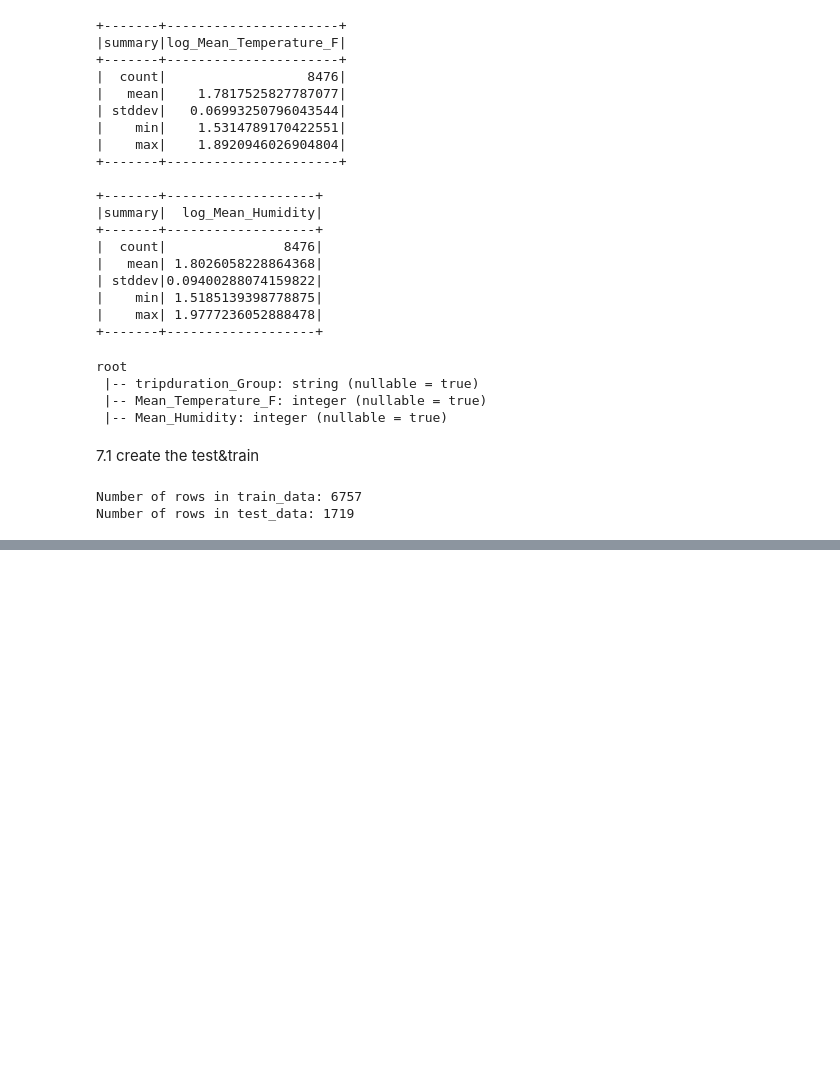
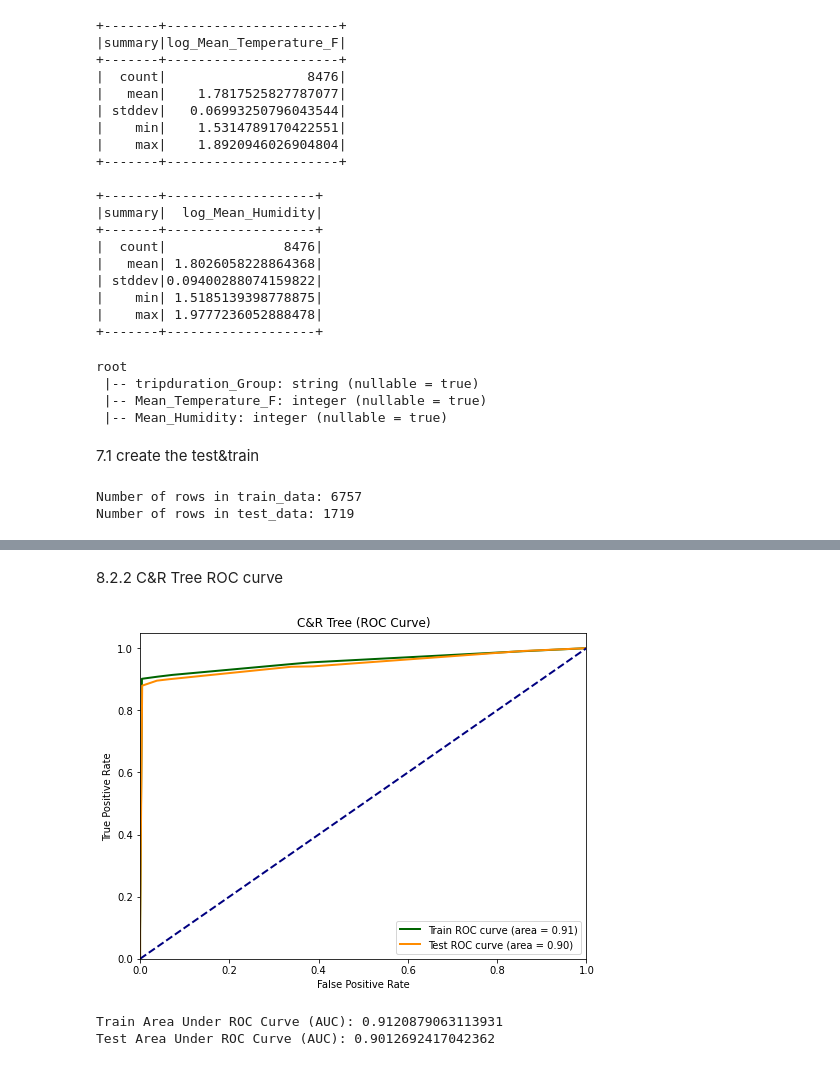
Before and after one commit to XuechenSun/Iteration-4, a Jupyter notebook: BDAS.ipynb, the cells around one changed output, grey strips where cells are left out. Saved outputs shown, nothing was run; the diff lists cells and outputs as text; code cells hidden in the pictures; blank space fills up the shorter version.

```diff
--- a/BDAS.ipynb
+++ b/BDAS.ipynb
@@ -668,0 +679,14 @@ Logistic Regression's Accuracy: 0.900523560209424
+# %%
+#  Initialize the decision tree model 初始化决策树模型
+dt = DecisionTreeClassifier(featuresCol="features", labelCol="label")
+
+# Train the model on the training set 在训练集上训练模型
+dt_model = dt.fit(train_data)
+
+# Make predictions on the test set 在测试集上进行预测
+predictions = dt_model.transform(test_data)
+
+# Calculate model accuracy
+evaluator = MulticlassClassificationEvaluator(labelCol="label", predictionCol="prediction", metricName="accuracy")
+cr_accuracy = evaluator.evaluate(predictions)
+print("C&R Tree's Accuracy:", cr_accuracy)
@@ -668,0 +836,37 @@ Logistic Regression's Accuracy: 0.900523560209424
+# %% [markdown]
+8.2.2 C&R Tree ROC curve
+# %%
+# 在训练集和测试集上分别评估模型
+cr_train_predictions = dt_model.transform(train_data)
+cr_test_predictions = dt_model.transform(test_data)
+
+# 获取训练集和测试集的预测结果及概率
+cr_train_predictions_prob = cr_train_predictions.select(['probability', 'label']).rdd.map(lambda row: (float(row['probability'][1]), float(row['label'])))
+cr_test_predictions_prob = cr_test_predictions.select(['probability', 'label']).rdd.map(lambda row: (float(row['probability'][1]), float(row['label'])))
+
+# 计算训练集和测试集的 ROC 曲线
+cr_train_fpr, cr_train_tpr, _ = roc_curve(cr_train_predictions_prob.map(lambda x: x[1]).collect(), cr_train_predictions_prob.map(lambda x: x[0]).collect())
+cr_train_roc_auc = auc(train_fpr, train_tpr)
+
+cr_test_fpr, cr_test_tpr, _ = roc_curve(cr_test_predictions_prob.map(lambda x: x[1]).collect(), cr_test_predictions_prob.map(lambda x: x[0]).collect())
+cr_test_roc_auc = auc(test_fpr, test_tpr)
+
+# 绘制训练集和测试集的 ROC 曲线在同一图表中
+plt.figure(figsize=(8, 6))
+plt.plot(cr_train_fpr, cr_train_tpr, color='darkgreen', lw=2, label='Train ROC curve (area = %0.2f)' % cr_train_roc_auc)
+plt.plot(cr_test_fpr, cr_test_tpr, color='darkorange', lw=2, label='Test ROC curve (area = %0.2f)' % cr_test_roc_auc)
+plt.plot([0, 1], [0, 1], color='navy', lw=2, linestyle='--')
+plt.xlim([0.0, 1.0])
+plt.ylim([0.0, 1.05])
+plt.xlabel('False Positive Rate')
+plt.ylabel('True Positive Rate')
+plt.title('C&R Tree (ROC Curve)')
+plt.legend(loc="lower right")
+plt.show()
+
+print("Train Area Under ROC Curve (AUC):", train_roc_auc)
+print("Test Area Under ROC Curve (AUC):", test_roc_auc)
+# %% [output]
+[figure, added]
+Train Area Under ROC Curve (AUC): 0.9120879063113931
+Test Area Under ROC Curve (AUC): 0.9012692417042362
```
Also changed, not shown: parts of 28 cells of this notebook, 1 other file.
